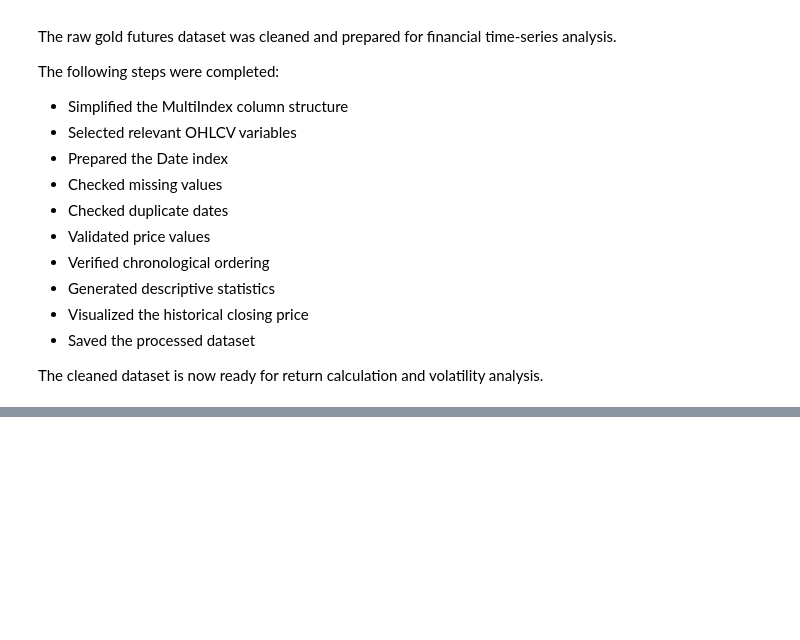
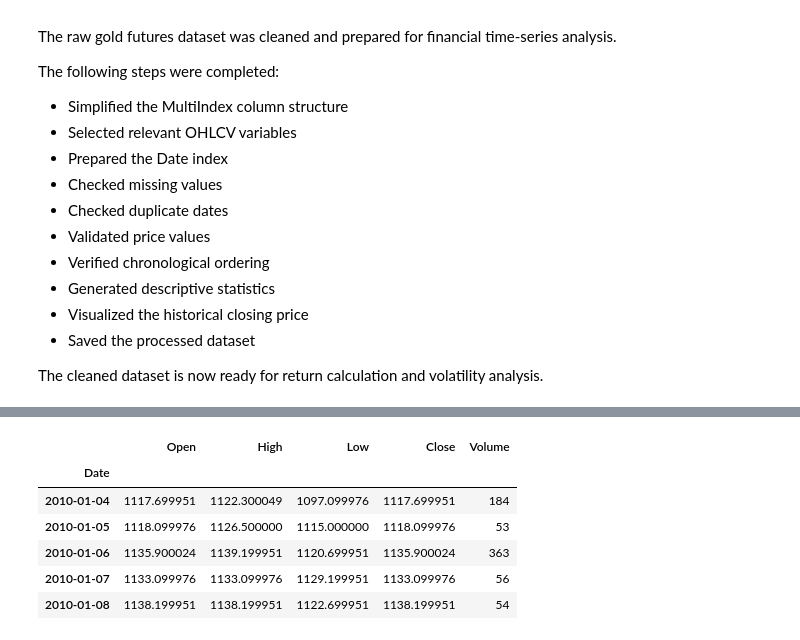
Before and after one commit to mohammadaminpeymanifar/Gold-Volatility-Analysis, a Jupyter notebook: notebooks/01_Data_Collection.ipynb, the cells around one changed output, grey strips where cells are left out. Cells and saved outputs as stored; diff of their text form; code cells hidden in the pictures; blank space fills up the shorter version.

```diff
--- a/notebooks/01_Data_Collection.ipynb
+++ b/notebooks/01_Data_Collection.ipynb
@@ -352,0 +369,18 @@ The cleaned dataset is now ready for return calculation and volatility analysis.
+# %%
+processed_file = PROCESSED_DIR / "gold_clean.csv"
+
+gold = pd.read_csv(
+    processed_file,
+    parse_dates=["Date"],
+    index_col="Date"
+)
+
+gold.head()
+# %% [output]
+|  | Open | High | Low | Close | Volume |
+| Date |  |  |  |  |  |
+| 2010-01-04 | 1117.699951 | 1122.300049 | 1097.099976 | 1117.699951 | 184 |
+| 2010-01-05 | 1118.099976 | 1126.500000 | 1115.000000 | 1118.099976 | 53 |
+| 2010-01-06 | 1135.900024 | 1139.199951 | 1120.699951 | 1135.900024 | 363 |
+| 2010-01-07 | 1133.099976 | 1133.099976 | 1129.199951 | 1133.099976 | 56 |
+| 2010-01-08 | 1138.199951 | 1138.199951 | 1122.699951 | 1138.199951 | 54 |
```
Also changed, not shown: parts of 16 cells of this notebook, 1 other file.
